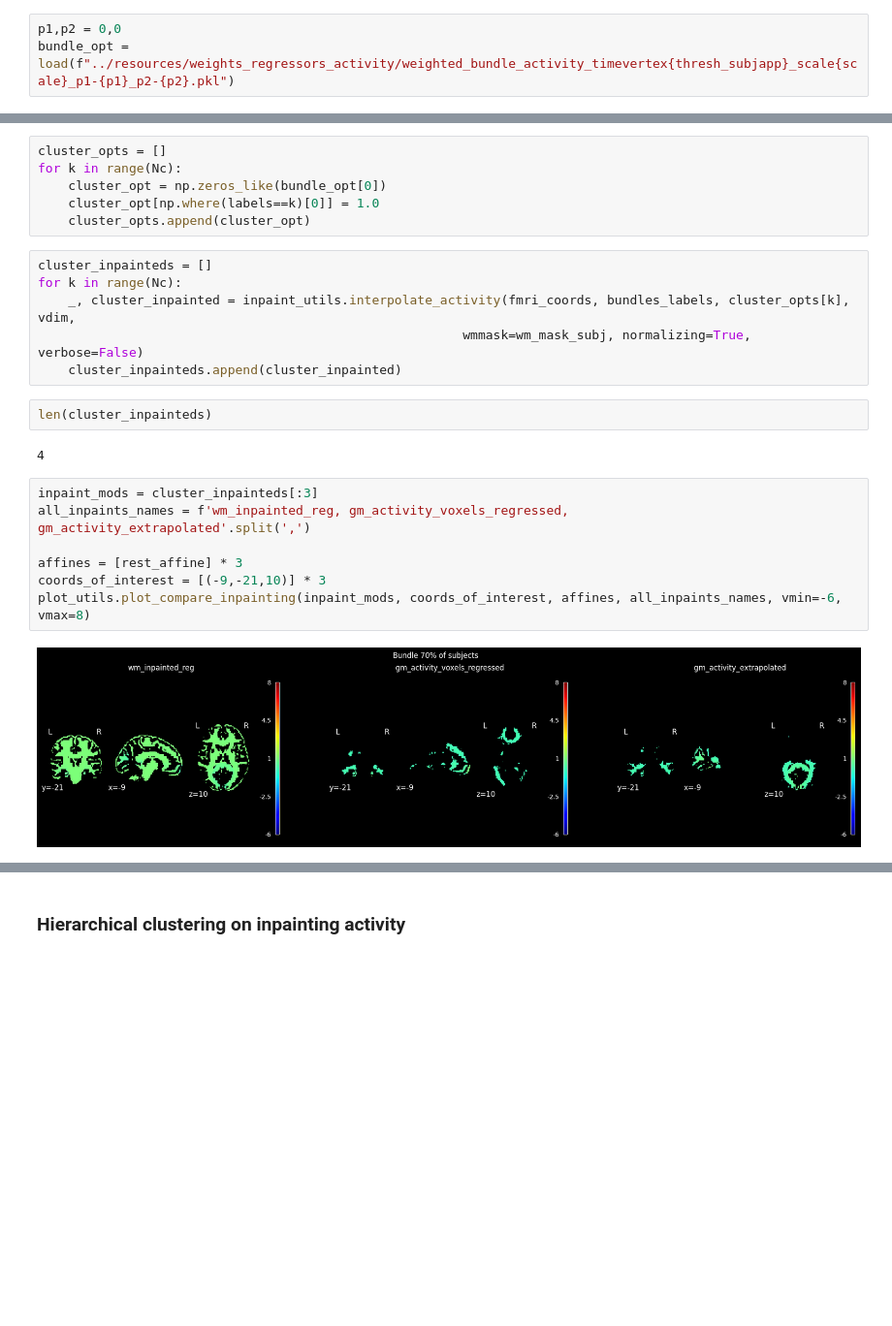
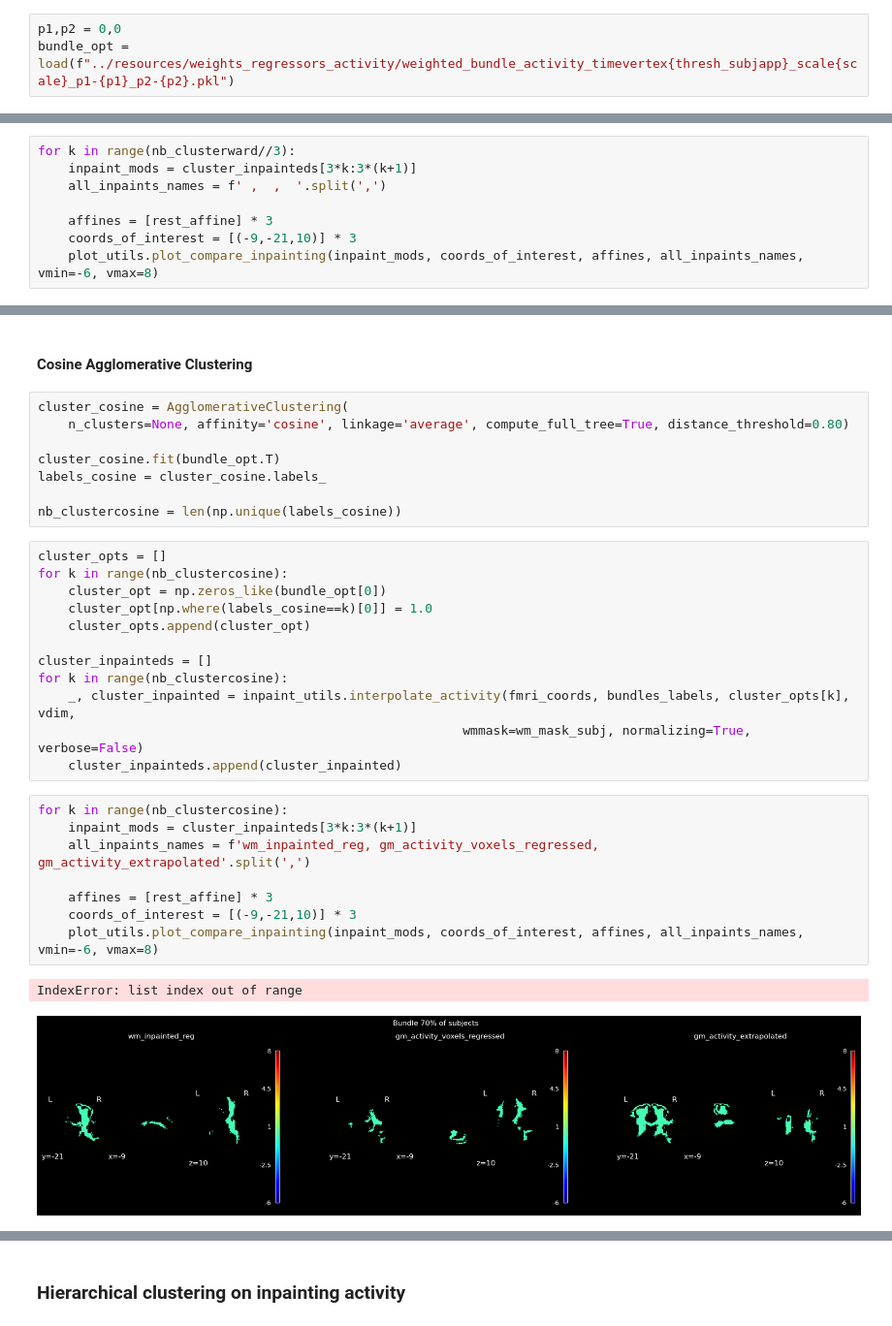
Before and after one commit to miki998/structural_wminpainting, a Jupyter notebook: notebooks/wm_parcellation.ipynb, the cells around one changed output, grey strips where cells are left out. Shown at 97% size. Saved outputs shown, nothing was run; the diff lists cells and outputs as text; blank space fills up the shorter version.

```diff
--- a/notebooks/wm_parcellation.ipynb
+++ b/notebooks/wm_parcellation.ipynb
@@ -104,0 +224,8 @@ labels = cluster.labels_
+# %%
+for k in range(nb_clusterward//3):
+    inpaint_mods = cluster_inpainteds[3*k:3*(k+1)]
+    all_inpaints_names = f' ,  ,  '.split(',')
+
+    affines = [rest_affine] * 3
+    coords_of_interest = [(-9,-21,10)] * 3
+    plot_utils.plot_compare_inpainting(inpaint_mods, coords_of_interest, affines, all_inpaints_names, vmin=-6, vmax=8)
@@ -105,25 +246,33 @@ labels = cluster.labels_
+# %% [markdown]
+#### Cosine Agglomerative Clustering
+# %%
+cluster_cosine = AgglomerativeClustering(
+    n_clusters=None, affinity='cosine', linkage='average', compute_full_tree=True, distance_threshold=0.80)
+
+cluster_cosine.fit(bundle_opt.T)
+labels_cosine = cluster_cosine.labels_
+
+nb_clustercosine = len(np.unique(labels_cosine))
 # %%
 cluster_opts = []
-for k in range(Nc):
+for k in range(nb_clustercosine):
     cluster_opt = np.zeros_like(bundle_opt[0])
-    cluster_opt[np.where(labels==k)[0]] = 1.0
+    cluster_opt[np.where(labels_cosine==k)[0]] = 1.0
     cluster_opts.append(cluster_opt)
+
+cluster_inpainteds = []
+for k in range(nb_clustercosine):
+    _, cluster_inpainted = inpaint_utils.interpolate_activity(fmri_coords, bundles_labels, cluster_opts[k], vdim,
+                                                        wmmask=wm_mask_subj, normalizing=True, verbose=False)
+    cluster_inpainteds.append(cluster_inpainted)
-# %%
-cluster_inpainteds = []
-for k in range(Nc):
-    _, cluster_inpainted = inpaint_utils.interpolate_activity(fmri_coords, bundles_labels, cluster_opts[k], vdim,
-                                                        wmmask=wm_mask_subj, normalizing=True, verbose=False)
-    cluster_inpainteds.append(cluster_inpainted)
-# %%
-len(cluster_inpainteds)
-# %% [output]
-4
 # %%
-inpaint_mods = cluster_inpainteds[:3]
-all_inpaints_names = f'wm_inpainted_reg, gm_activity_voxels_regressed,   gm_activity_extrapolated'.split(',')
+for k in range(nb_clustercosine):
+    inpaint_mods = cluster_inpainteds[3*k:3*(k+1)]
+    all_inpaints_names = f'wm_inpainted_reg, gm_activity_voxels_regressed,   gm_activity_extrapolated'.split(',')
 
-affines = [rest_affine] * 3
-coords_of_interest = [(-9,-21,10)] * 3
-plot_utils.plot_compare_inpainting(inpaint_mods, coords_of_interest, affines, all_inpaints_names, vmin=-6, vmax=8)
+    affines = [rest_affine] * 3
+    coords_of_interest = [(-9,-21,10)] * 3
+    plot_utils.plot_compare_inpainting(inpaint_mods, coords_of_interest, affines, all_inpaints_names, vmin=-6, vmax=8)
 # %% [output]
+IndexError: list index out of range
-[figure, old version]
+[figure, new version]
```
Also changed, not shown: parts of 32 cells of this notebook, 3 other files.
